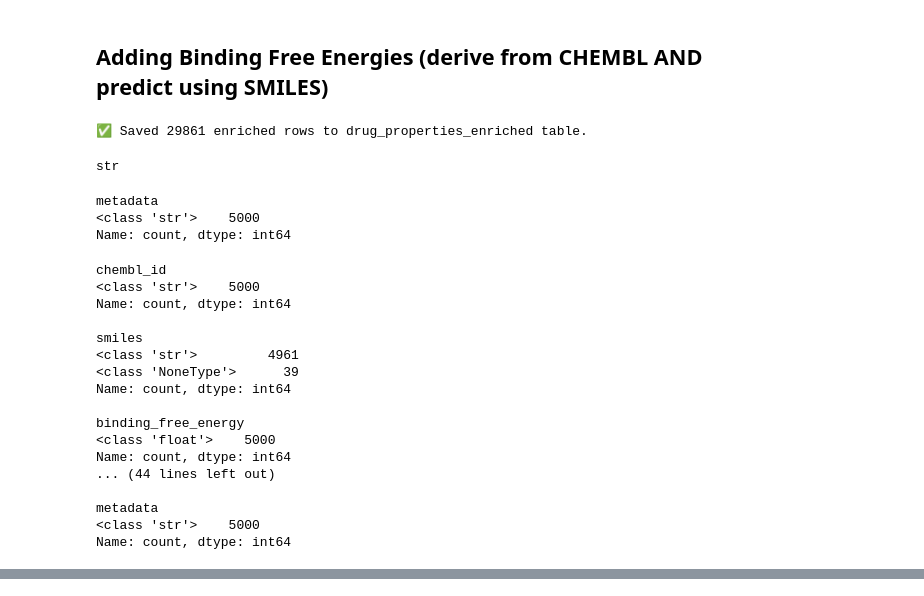
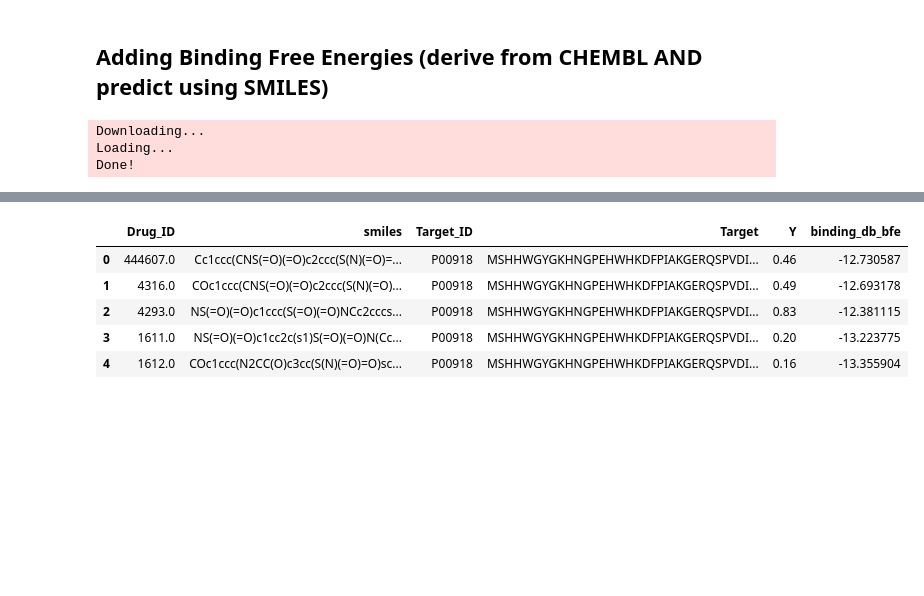
Before and after one commit to Azulene-Labs/SanjitAzuleneLabs, a Jupyter notebook: drug_dataset/enrich_properties/enrich_properties_test.ipynb, the cells around one changed output, grey strips where cells are left out. Cells and saved outputs as stored; diff of their text form; code cells hidden in the pictures; blank space fills up the shorter version.

```diff
--- a/drug_dataset/enrich_properties/enrich_properties_test.ipynb
+++ b/drug_dataset/enrich_properties/enrich_properties_test.ipynb
@@ -335,36 +325,22 @@ def save_to_postgres(df):
-# %%
-save_to_postgres(enriched_df)
-# %% [output]
-✅ Saved 29861 enriched rows to drug_properties_enriched table.
-# %%
-type(enriched_df['metadata'][0])
-# %% [output]
-str
-# %%
-enriched_df["metadata"].apply(type).value_counts()
-# %% [output]
-metadata
-<class 'str'>    5000
-Name: count, dtype: int64
-# %%
-for key in enriched_df.keys():
-    print(enriched_df[key].apply(type).value_counts())
-    print()
-# %% [output]
-chembl_id
-<class 'str'>    5000
-Name: count, dtype: int64
-
-smiles
-<class 'str'>         4961
-<class 'NoneType'>      39
-Name: count, dtype: int64
-
-binding_free_energy
-<class 'float'>    5000
-Name: count, dtype: int64
-... (44 lines left out)
-
-metadata
-<class 'str'>    5000
-Name: count, dtype: int64
+# %%
+## Try TDC
+
+# Correct import for multi-instance prediction:
+from tdc.multi_pred import DTI
+
+# Then, access the specific BindingDB dataset by name
+data = DTI(name='BindingDB_Kd')  # For datasets with Kd units
+binding_db = data.get_data()
+print(binding_db.head())
+
+
+R = 1.987e-3  # kcal/mol·K
+T = 298
+binding_db['binding_db_bfe'] = R * T * np.log(binding_db['Y'] * 1e-9)  # Kd (nM → M)
+binding_db.rename(columns={"Drug": "smiles"}, inplace=True)
+
+binding_db.head()
+# %% [output]
+Downloading...
+Loading...
+Done!
@@ -370,0 +360,6 @@ Name: count, dtype: int64
+|  | Drug_ID | smiles | Target_ID | Target | Y | binding_db_bfe |
+| 0 | 444607.0 | Cc1ccc(CNS(=O)(=O)c2ccc(S(N)(=O)=... | P00918 | MSHHWGYGKHNGPEHWHKDFPIAKGERQSPVDI... | 0.46 | -12.730587 |
+| 1 | 4316.0 | COc1ccc(CNS(=O)(=O)c2ccc(S(N)(=O)... | P00918 | MSHHWGYGKHNGPEHWHKDFPIAKGERQSPVDI... | 0.49 | -12.693178 |
+| 2 | 4293.0 | NS(=O)(=O)c1ccc(S(=O)(=O)NCc2cccs... | P00918 | MSHHWGYGKHNGPEHWHKDFPIAKGERQSPVDI... | 0.83 | -12.381115 |
+| 3 | 1611.0 | NS(=O)(=O)c1cc2c(s1)S(=O)(=O)N(Cc... | P00918 | MSHHWGYGKHNGPEHWHKDFPIAKGERQSPVDI... | 0.20 | -13.223775 |
+| 4 | 1612.0 | COc1ccc(N2CC(O)c3cc(S(N)(=O)=O)sc... | P00918 | MSHHWGYGKHNGPEHWHKDFPIAKGERQSPVDI... | 0.16 | -13.355904 |
```
Also changed, not shown: parts of 9 cells of this notebook, 5 other files.
